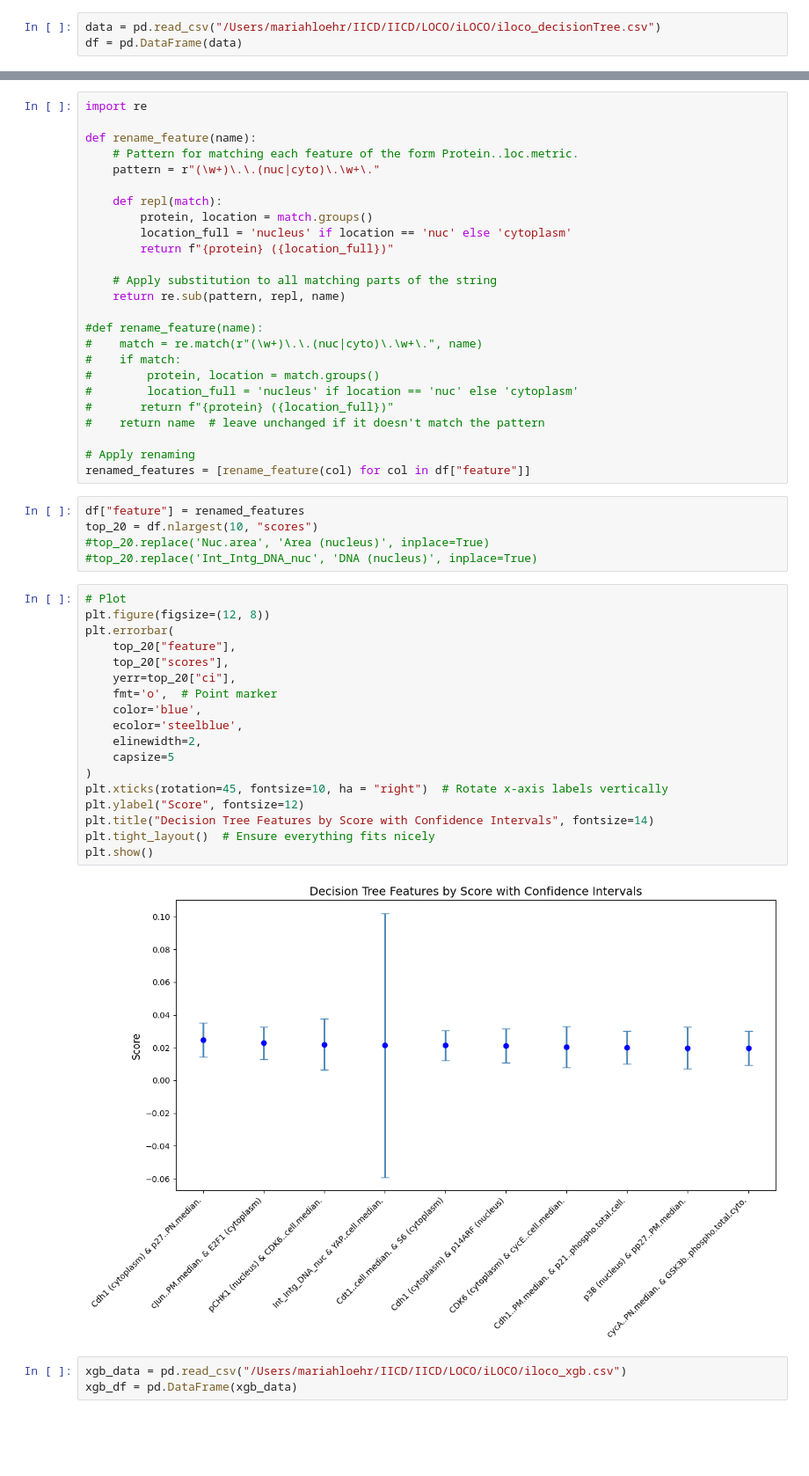
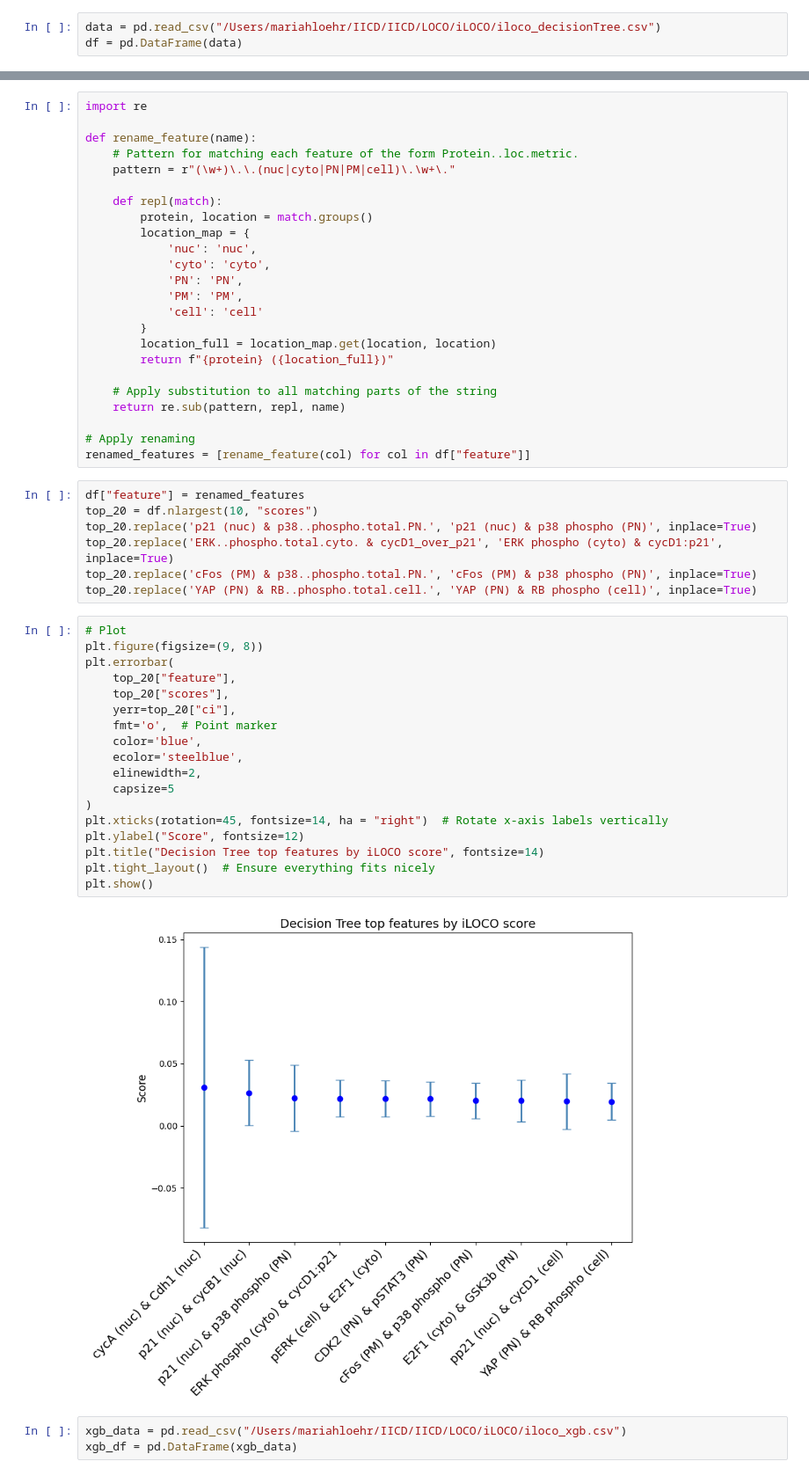
Before and after one commit to mariahgloehr/IICD, a Jupyter notebook: LOCO/iLOCO/iloco_plots.ipynb, the cells around one changed output, grey strips where cells are left out. Shown at 88% size. Saved outputs shown, nothing was run; the diff lists cells and outputs as text; blank space fills up the shorter version.

Commit message:
full mlp loco + plot

```diff
--- a/LOCO/iLOCO/iloco_plots.ipynb
+++ b/LOCO/iLOCO/iloco_plots.ipynb
@@ -25,51 +9,52 @@ import re
 
 def rename_feature(name):
     # Pattern for matching each feature of the form Protein..loc.metric.
-    pattern = r"(\w+)\.\.(nuc|cyto)\.\w+\."
+    pattern = r"(\w+)\.\.(nuc|cyto|PN|PM|cell)\.\w+\."
 
     def repl(match):
         protein, location = match.groups()
-        location_full = 'nucleus' if location == 'nuc' else 'cytoplasm'
+        location_map = {
+            'nuc': 'nuc',
+            'cyto': 'cyto',
+            'PN': 'PN',
+            'PM': 'PM',
+            'cell': 'cell'
+        }
+        location_full = location_map.get(location, location)
         return f"{protein} ({location_full})"
 
     # Apply substitution to all matching parts of the string
     return re.sub(pattern, repl, name)
 
-#def rename_feature(name):
-#    match = re.match(r"(\w+)\.\.(nuc|cyto)\.\w+\.", name)
-#    if match:
-#        protein, location = match.groups()
-#        location_full = 'nucleus' if location == 'nuc' else 'cytoplasm'
-#       return f"{protein} ({location_full})"
-#    return name  # leave unchanged if it doesn't match the pattern
-
 # Apply renaming
 renamed_features = [rename_feature(col) for col in df["feature"]]
 # %%
 df["feature"] = renamed_features
 top_20 = df.nlargest(10, "scores")
-#top_20.replace('Nuc.area', 'Area (nucleus)', inplace=True)
-#top_20.replace('Int_Intg_DNA_nuc', 'DNA (nucleus)', inplace=True)
+top_20.replace('p21 (nuc) & p38..phospho.total.PN.', 'p21 (nuc) & p38 phospho (PN)', inplace=True)
+top_20.replace('ERK..phospho.total.cyto. & cycD1_over_p21', 'ERK phospho (cyto) & cycD1:p21', inplace=True)
+top_20.replace('cFos (PM) & p38..phospho.total.PN.', 'cFos (PM) & p38 phospho (PN)', inplace=True)
+top_20.replace('YAP (PN) & RB..phospho.total.cell.', 'YAP (PN) & RB phospho (cell)', inplace=True)
 # %%
 # Plot
-plt.figure(figsize=(12, 8))
+plt.figure(figsize=(9, 8))
 plt.errorbar(
     top_20["feature"],
     top_20["scores"],
     yerr=top_20["ci"],
     fmt='o',  # Point marker
     color='blue',
     ecolor='steelblue',
     elinewidth=2,
     capsize=5
 )
-plt.xticks(rotation=45, fontsize=10, ha = "right")  # Rotate x-axis labels vertically
+plt.xticks(rotation=45, fontsize=14, ha = "right")  # Rotate x-axis labels vertically
 plt.ylabel("Score", fontsize=12)
-plt.title("Decision Tree Features by Score with Confidence Intervals", fontsize=14)
+plt.title("Decision Tree top features by iLOCO score", fontsize=14)
 plt.tight_layout()  # Ensure everything fits nicely
 plt.show()
 # %% [output]
-[figure, old version]
+[figure, new version]
 # %%
 xgb_data = pd.read_csv("/Users/mariahloehr/IICD/IICD/LOCO/iLOCO/iloco_xgb.csv")
 xgb_df = pd.DataFrame(xgb_data)
```
Also changed, not shown: parts of 4 cells of this notebook, 5 other files.
